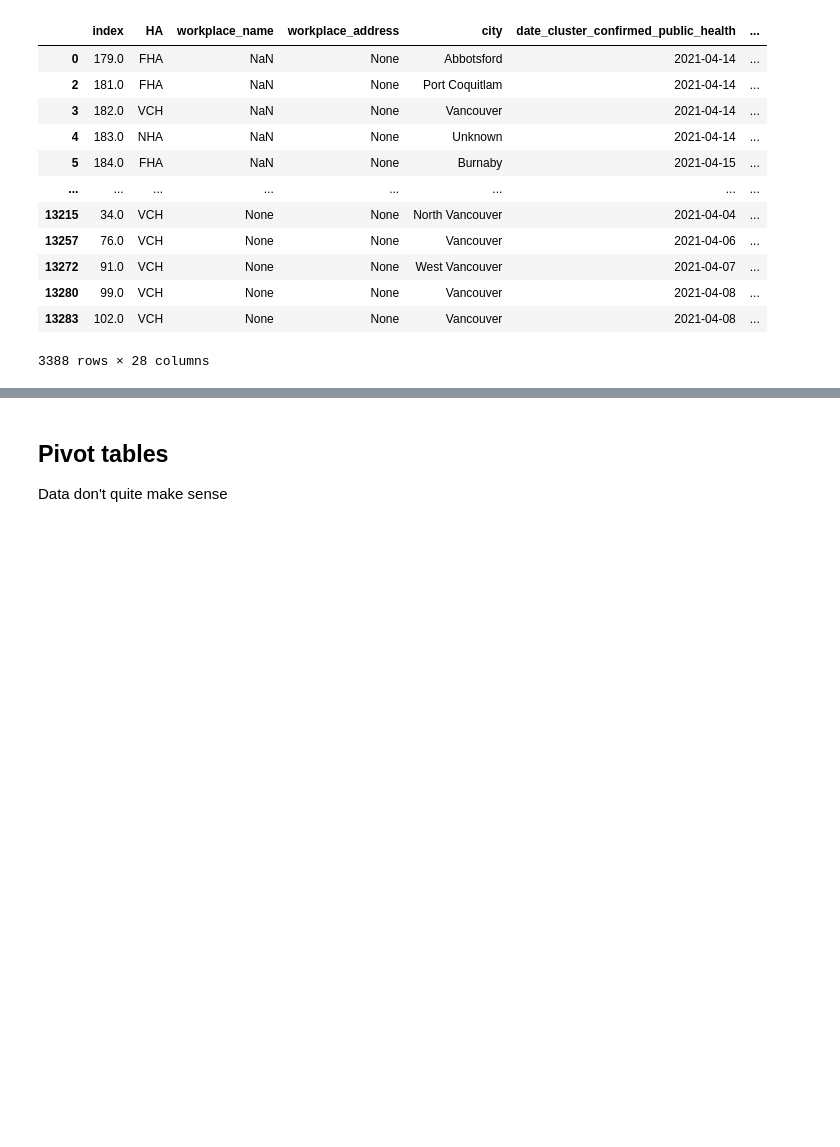
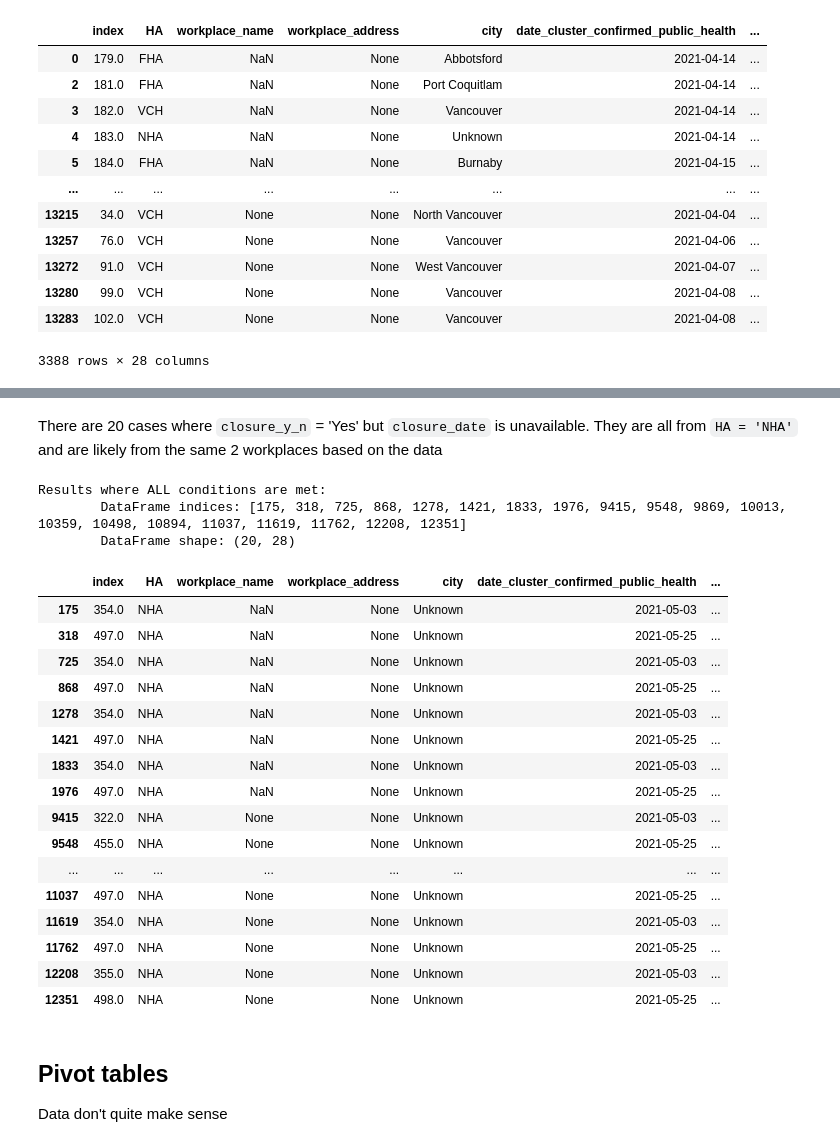
Before and after one commit to silvhua/BC-Covid-workplace-closures, a Jupyter notebook: notebooks/2023-07-23 EDA.ipynb, the cells around one changed output, grey strips where cells are left out. Cells and saved outputs as stored; diff of their text form; code cells hidden in the pictures; blank space fills up the shorter version.

```diff
--- a/notebooks/2023-07-23 EDA.ipynb
+++ b/notebooks/2023-07-23 EDA.ipynb
@@ -17,7 +17,7 @@ from wrangling import *
 # set the option to wrap text within cells
 pd.set_option('display.max_colwidth', 50)
 pd.set_option('display.max_columns', None)
-pd.set_option('display.max_rows', 115)
+pd.set_option('display.max_rows', 40)
 pd.set_option('display.width', None)
 # %% [markdown]
 # Load objects from previous notebook
@@ -285,3 +345,32 @@ Results where ALL conditions are met:
+# %% [markdown]
+There are 20 cases where `closure_y_n` = 'Yes' but `closure_date` is unavailable. They are all from `HA = 'NHA'` and are likely from the same 2 workplaces based on the data
+# %%
+filters = {
+    'closure_y_n': ['Yes'],
+    'closure_date': 'null'
+}
+filter_df_all_conditions(df, filters, verbose=False)
+# %% [output]
+Results where ALL conditions are met:
+        DataFrame indices: [175, 318, 725, 868, 1278, 1421, 1833, 1976, 9415, 9548, 9869, 10013, 10359, 10498, 10894, 11037, 11619, 11762, 12208, 12351]
+        DataFrame shape: (20, 28)
+|  | index | HA | workplace_name | workplace_address | city | date_cluster_confirmed_public_health | ... |
+| 175 | 354.0 | NHA | NaN | None | Unknown | 2021-05-03 | ... |
+| 318 | 497.0 | NHA | NaN | None | Unknown | 2021-05-25 | ... |
+| 725 | 354.0 | NHA | NaN | None | Unknown | 2021-05-03 | ... |
+| 868 | 497.0 | NHA | NaN | None | Unknown | 2021-05-25 | ... |
+| 1278 | 354.0 | NHA | NaN | None | Unknown | 2021-05-03 | ... |
+| 1421 | 497.0 | NHA | NaN | None | Unknown | 2021-05-25 | ... |
+| 1833 | 354.0 | NHA | NaN | None | Unknown | 2021-05-03 | ... |
+| 1976 | 497.0 | NHA | NaN | None | Unknown | 2021-05-25 | ... |
+| 9415 | 322.0 | NHA | None | None | Unknown | 2021-05-03 | ... |
+| 9548 | 455.0 | NHA | None | None | Unknown | 2021-05-25 | ... |
+| ... | ... | ... | ... | ... | ... | ... | ... |
+| 11037 | 497.0 | NHA | None | None | Unknown | 2021-05-25 | ... |
+| 11619 | 354.0 | NHA | None | None | Unknown | 2021-05-03 | ... |
+| 11762 | 497.0 | NHA | None | None | Unknown | 2021-05-25 | ... |
+| 12208 | 355.0 | NHA | None | None | Unknown | 2021-05-03 | ... |
+| 12351 | 498.0 | NHA | None | None | Unknown | 2021-05-25 | ... |
 # %% [markdown]
 ## Pivot tables
 Data don't quite make sense
```
Also changed, not shown: parts of 16 cells of this notebook, 3 other files.
